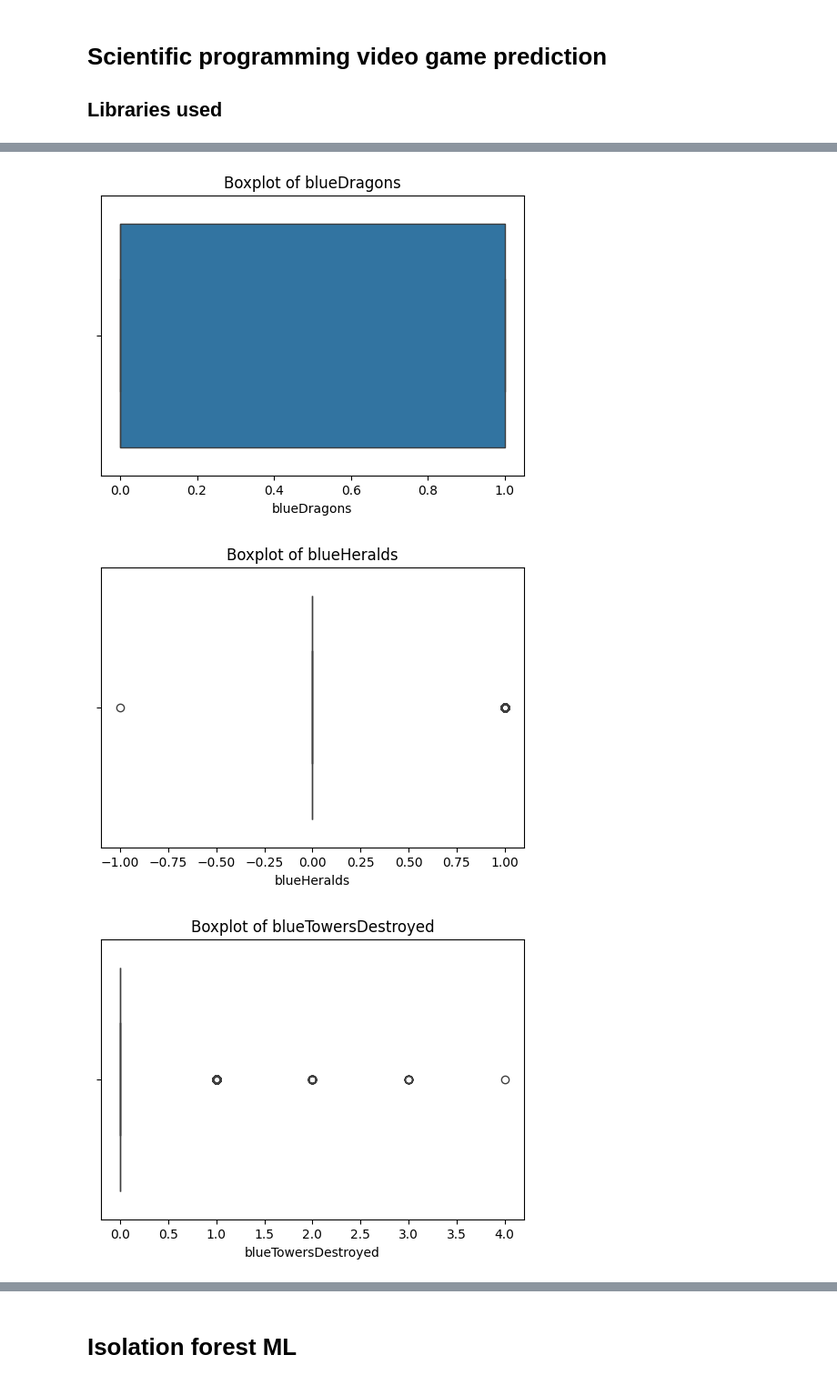
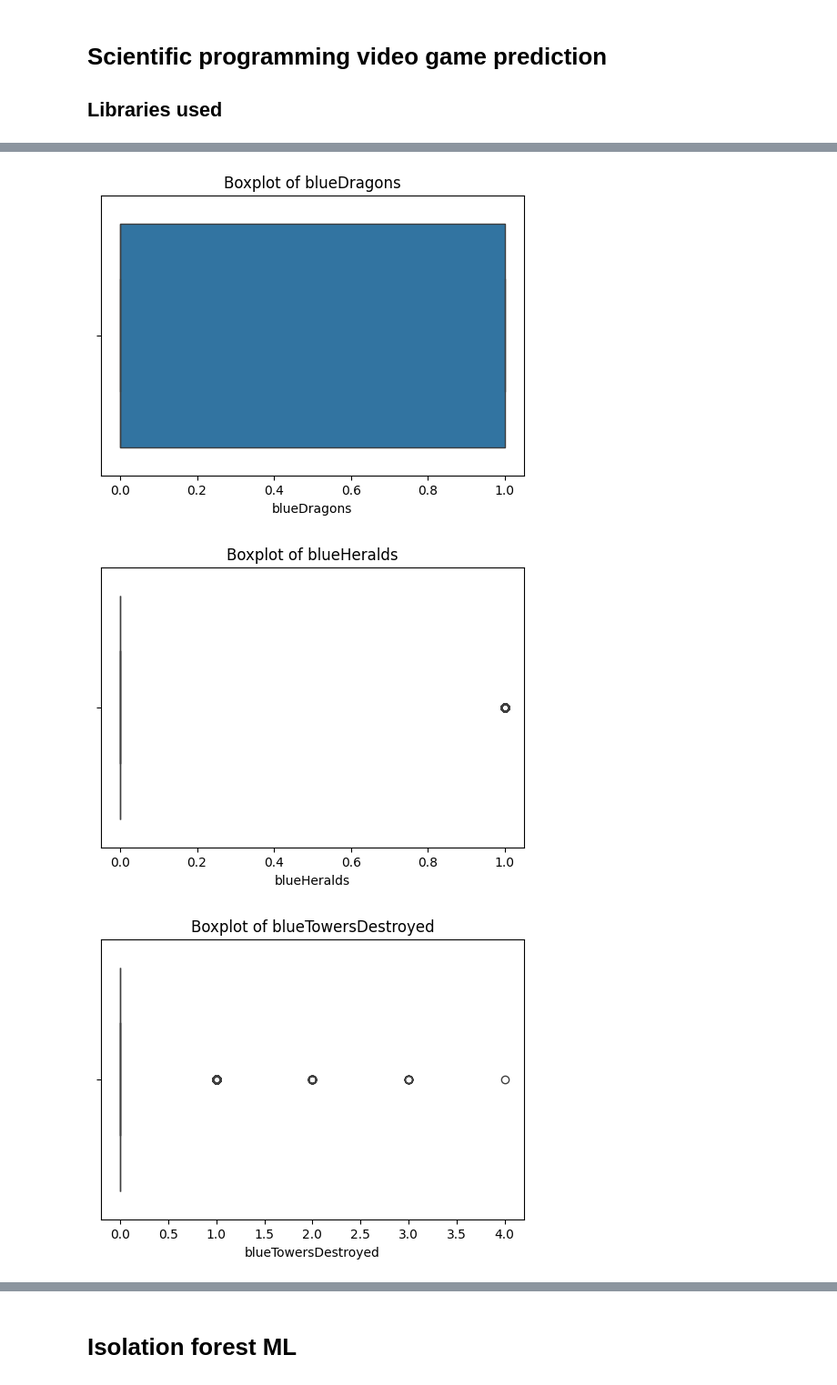
Before and after one commit to CodeBySemV/MSc_Scientific_Programming_Classification, a Jupyter notebook: scientificprogramming.ipynb, the cells around one changed output, grey strips where cells are left out. Shown: that part at 91% size. Cells and saved outputs as stored; diff of their text form; code cells hidden in the pictures.

```diff
--- a/scientificprogramming.ipynb
+++ b/scientificprogramming.ipynb
@@ -28,18 +29,21 @@ from sklearn.tree import DecisionTreeClassifier
 # %%
-#Load the videogame data excell file
+# Load the videogame data excell file
 data = pd.read_csv("Videogamedata_dirty.csv", sep = ";")
 
-#Clean data version
+# Clean data version
 cleandata = pd.read_csv("Videogamedata.csv")
 
-#Check for any dupliate gameId values
+# Check for any dupliate gameId values
 num_dupes = data['gameId'].duplicated().sum()
 print("Number of duplicate game IDs:", num_dupes)
 
-#Check for missing values
+# Check for any impossible values by inspecting the jupyter variable dataframe
+data['blueHeralds'] = data['blueHeralds'].mask(data['blueHeralds'] < 0, np.nan)
+
+# Check for missing values
 print(data.isnull().sum().sort_values(ascending=False))
 
-#Visualize distributions of numeric columns using boxplots
+# Visualize distributions of numeric columns using boxplots
 numeric_cols = [col for col in data.select_dtypes(include=['number']).columns
                 if col != 'gameId']  # exclude gameID
 
@@ -60,48 +64,5 @@ X_imputed = imp.fit_transform(X)  # numpy array with NaNs filled
 
 # Make a new DataFrame with imputed values
 imputed_df_IF = pd.DataFrame(X_imputed, columns=numeric_cols, index=data.index)
-
-# Now run Isolation Forest
-clf = IForest(contamination=0.05, n_estimators=200, random_state=42)
-clf.fit(X_imputed)
-
-labels = clf.labels_
-scores = clf.decision_scores_
-
-imputed_df_IF['outlier_flag'] = labels
-imputed_df_IF['outlier_score'] = scores
-
-print("Number of outliers:", (labels == 1).sum())
-
-# Keep only inliers (label == 0)
-cleaned_imputed_df_IF = imputed_df_IF[imputed_df_IF['outlier_flag'] == 0].copy()
-
-print("Remaining rows after removing outliers:", cleaned_imputed_df_IF.shape[0])
-
-# --- Run KNN on the same imputed data ---
-knn = KNN(n_neighbors=5, contamination=0.05, method='largest')
-# method can be 'largest', 'mean', or 'median' (how to aggregate neighbor distances)
-knn.fit(X_imputed)
-
-knn_labels = knn.labels_
-knn_scores = knn.decision_scores_
-
-imputed_df_KNN = pd.DataFrame(X_imputed, columns=numeric_cols, index=data.index)
-
-# Add KNN results to the imputed_df as new columns
-imputed_df_KNN['knn_outlier_flag'] = knn_labels
-imputed_df_KNN['knn_outlier_score'] = knn_scores
-
-print("KNN - number of outliers:", (knn_labels == 1).sum())
-
-# Compare overlap between IF and KNN
-overlap = ((labels == 1) & (knn_labels == 1)).sum()
-print("Overlap of IF + KNN outliers:", overlap)
-
-agreement = np.mean(labels == knn_labels)
-print(f"Agreement between IF and KNN: {agreement:.2%}")
-
-# Keep only inliers (label == 0)
-cleaned_imputed_df_knn = imputed_df_KNN[imputed_df_KNN['knn_outlier_flag'] == 0].copy()
 # %% [output]
 Number of duplicate game IDs: 0
@@ -109,26 +70,26 @@ blueHeralds                     3
 blueWardsDestroyed              2
 blueCSPerMin                    2
 redDeaths                       2
 redFirstBlood                   1
 blueWardsPlaced                 1
 blueDeaths                      1
 blueAssists                     1
 redTotalExperience              1
 redExperienceDiff               1
 redKills                        1
 ... (26 lines left out)
 redGoldDiff                     0
 redCSPerMin                     0
 redGoldPerMin                   0
 dtype: int64
 [figure]
 [figure]
 [figure]
 [figure]
 [figure]
 [figure]
 [figure]
 [figure]
 [figure]
-[figure, old version]
+[figure, new version]
 [figure]
```
Also changed, not shown: parts of 7 cells of this notebook.
